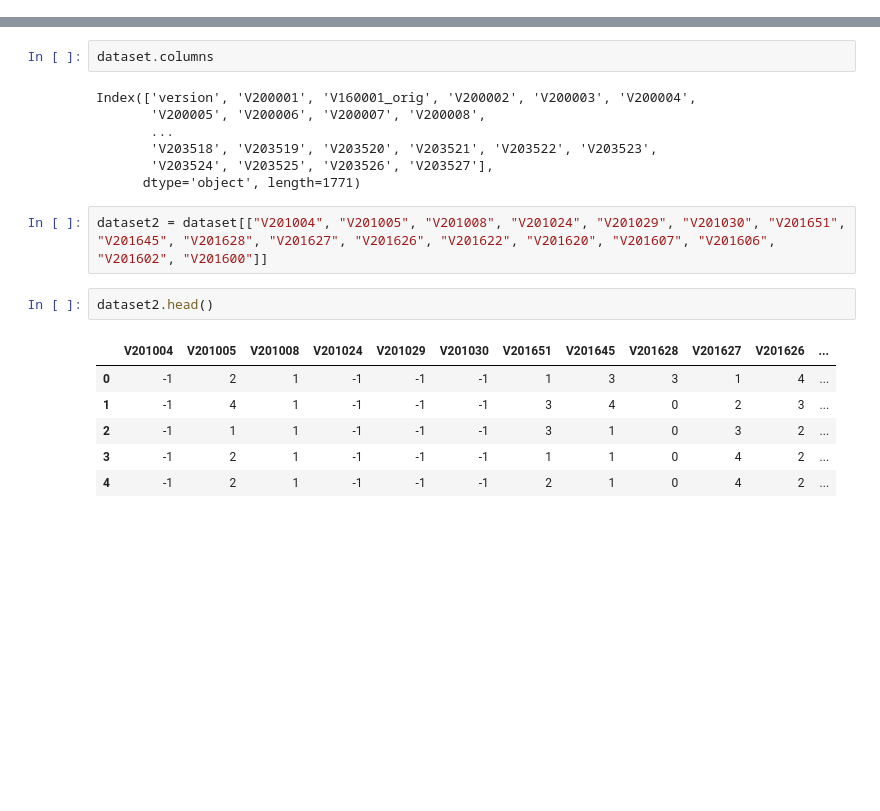
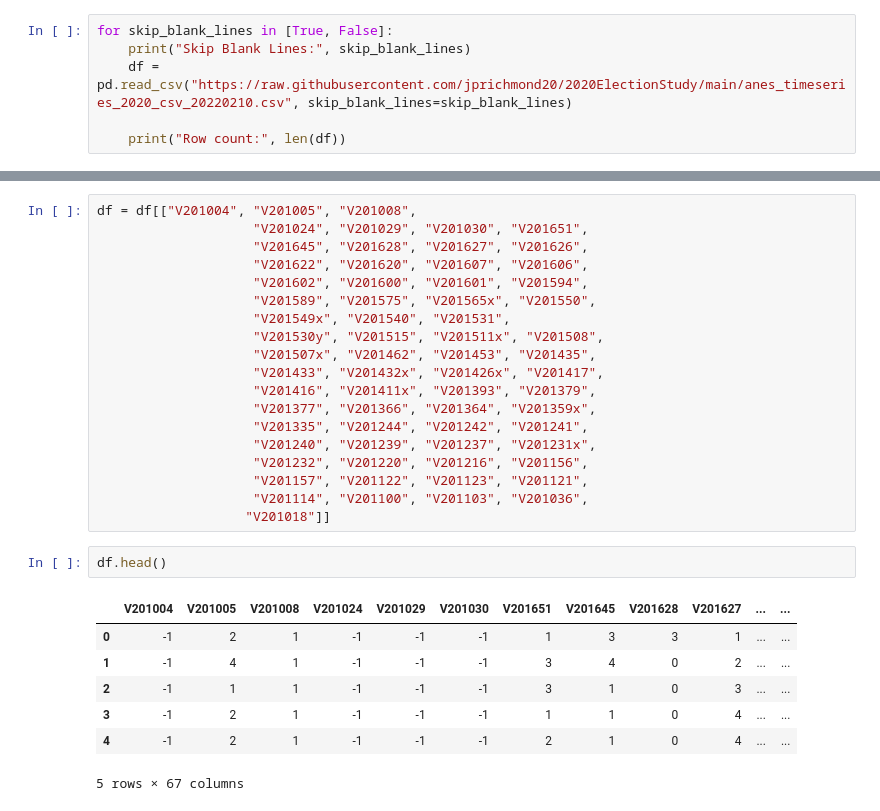
Before and after one commit to jprichmond20/2020ElectionStudy, a Jupyter notebook: 2020 Election Notebook.ipynb, the cells around one changed output, grey strips where cells are left out. Drawn from its saved outputs; the diff is of its cells as text; blank space fills up the shorter version.

Commit message:
Finish getting data pulled in and trim to desired columns

```diff
--- a/2020 Election Notebook.ipynb
+++ b/2020 Election Notebook.ipynb
@@ -28,0 +30,6 @@ dataset = pd.read_csv("anes_timeseries_2020_csv_20220210.csv")
+# %%
+for skip_blank_lines in [True, False]:
+    print("Skip Blank Lines:", skip_blank_lines)
+    df = pd.read_csv("https://raw.githubusercontent.com/jprichmond20/2020ElectionStudy/main/anes_timeseries_2020_csv_20220210.csv", skip_blank_lines=skip_blank_lines)
+
+    print("Row count:", len(df))
@@ -36,23 +68,32 @@ dataset.head()
 | 3 | ANES2020TimeSeries_20220210 | 200046 | 300171 | 3 | 2 | 3 | 0 | -2 | -2 | -2 | ... |
 | 4 | ANES2020TimeSeries_20220210 | 200053 | 405145 | 3 | 2 | 3 | 1 | -2 | -2 | -2 | ... |
 5 rows × 1771 columns
-# %%
-dataset.columns
-# %% [output]
-Index(['version', 'V200001', 'V160001_orig', 'V200002', 'V200003', 'V200004',
-       'V200005', 'V200006', 'V200007', 'V200008',
-       ...
-       'V203518', 'V203519', 'V203520', 'V203521', 'V203522', 'V203523',
-       'V203524', 'V203525', 'V203526', 'V203527'],
-      dtype='object', length=1771)
 # %%
-dataset2 = dataset[["V201004", "V201005", "V201008", "V201024", "V201029", "V201030", "V201651", "V201645", "V201628", "V201627", "V201626", "V201622", "V201620", "V201607", "V201606", "V201602", "V201600"]]
+df = df[["V201004", "V201005", "V201008",
+                    "V201024", "V201029", "V201030", "V201651",
+                    "V201645", "V201628", "V201627", "V201626",
+                    "V201622", "V201620", "V201607", "V201606",
+                    "V201602", "V201600", "V201601", "V201594",
+                    "V201589", "V201575", "V201565x", "V201550",
+                    "V201549x", "V201540", "V201531",
+                    "V201530y", "V201515", "V201511x", "V201508",
+                    "V201507x", "V201462", "V201453", "V201435",
+                    "V201433", "V201432x", "V201426x", "V201417",
+                    "V201416", "V201411x", "V201393", "V201379",
+                    "V201377", "V201366", "V201364", "V201359x",
+                    "V201335", "V201244", "V201242", "V201241",
+                    "V201240", "V201239", "V201237", "V201231x",
+                    "V201232", "V201220", "V201216", "V201156",
+                    "V201157", "V201122", "V201123", "V201121",
+                    "V201114", "V201100", "V201103", "V201036",
+                   "V201018"]]
 # %%
-dataset2.head()
+df.head()
 # %% [output]
-|  | V201004 | V201005 | V201008 | V201024 | V201029 | V201030 | V201651 | V201645 | V201628 | V201627 | V201626 | ... |
-| 0 | -1 | 2 | 1 | -1 | -1 | -1 | 1 | 3 | 3 | 1 | 4 | ... |
-| 1 | -1 | 4 | 1 | -1 | -1 | -1 | 3 | 4 | 0 | 2 | 3 | ... |
-| 2 | -1 | 1 | 1 | -1 | -1 | -1 | 3 | 1 | 0 | 3 | 2 | ... |
-| 3 | -1 | 2 | 1 | -1 | -1 | -1 | 1 | 1 | 0 | 4 | 2 | ... |
-| 4 | -1 | 2 | 1 | -1 | -1 | -1 | 2 | 1 | 0 | 4 | 2 | ... |
+|  | V201004 | V201005 | V201008 | V201024 | V201029 | V201030 | V201651 | V201645 | V201628 | V201627 | ... | ... |
+| 0 | -1 | 2 | 1 | -1 | -1 | -1 | 1 | 3 | 3 | 1 | ... | ... |
+| 1 | -1 | 4 | 1 | -1 | -1 | -1 | 3 | 4 | 0 | 2 | ... | ... |
+| 2 | -1 | 1 | 1 | -1 | -1 | -1 | 3 | 1 | 0 | 3 | ... | ... |
+| 3 | -1 | 2 | 1 | -1 | -1 | -1 | 1 | 1 | 0 | 4 | ... | ... |
+| 4 | -1 | 2 | 1 | -1 | -1 | -1 | 2 | 1 | 0 | 4 | ... | ... |
+5 rows × 67 columns
```
Also changed, not shown: parts of 7 cells of this notebook.
